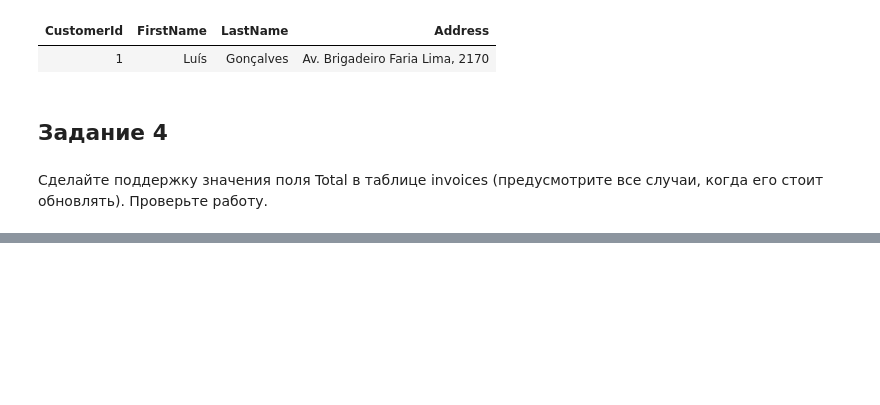
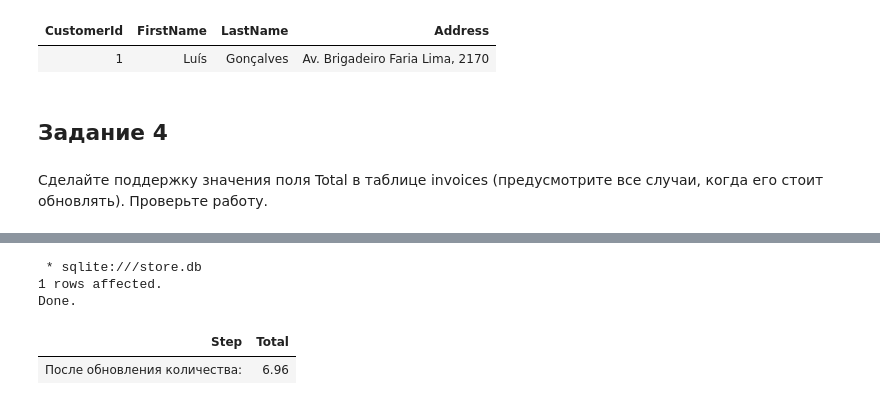
Before and after one commit to DianaR07/programming_tasks, a Jupyter notebook: Практики/Лабораторная 2/Лабораторная_2.ipynb, the cells around one changed output, grey strips where cells are left out. Drawn from its saved outputs; the diff is of its cells as text; code cells hidden in the pictures; blank space fills up the shorter version.

```diff
--- a/Практики/Лабораторная 2/Лабораторная_2.ipynb
+++ b/Практики/Лабораторная 2/Лабораторная_2.ipynb
@@ -272,0 +407,12 @@ Done.
+# %%
+%%sql
+-- обновление количества
+UPDATE invoice_items SET Quantity = 3
+WHERE InvoiceId = 414 AND TrackId = 1;
+SELECT 'После обновления количества:' AS Step, Total FROM invoices WHERE InvoiceId = 414;
+# %% [output]
+ * sqlite:///store.db
+1 rows affected.
+Done.
+| Step | Total |
+| После обновления количества: | 6.96 |
```
Also changed, not shown: parts of 11 cells of this notebook.
